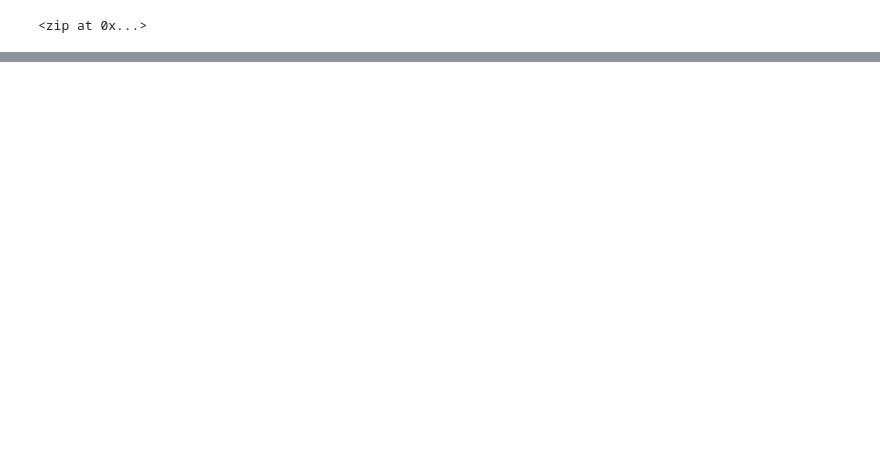
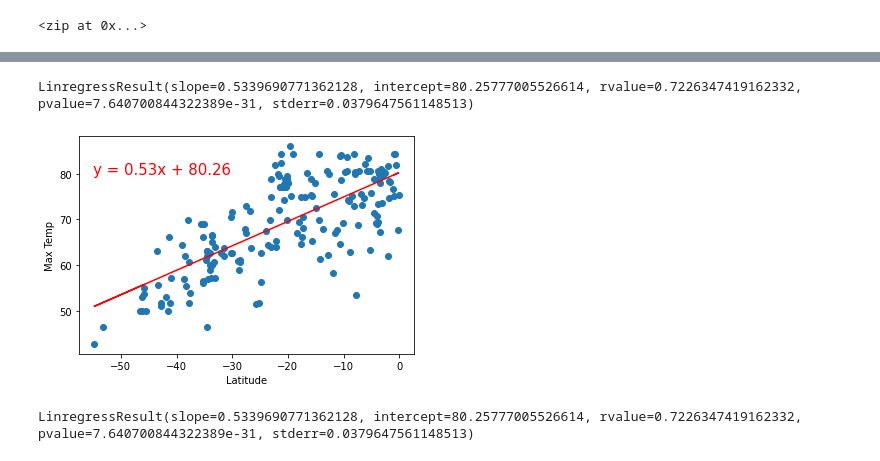
Before and after one commit to VAlphonso/World_Weather_Analysis, a Jupyter notebook: WeatherPy.ipynb, the cells around one changed output, grey strips where cells are left out. Cells and saved outputs as stored; diff of their text form; code cells hidden in the pictures; blank space fills up the shorter version.

```diff
--- a/WeatherPy.ipynb
+++ b/WeatherPy.ipynb
@@ -265,0 +345,19 @@ plt.show()
+# %%
+linregress(x_values, y_values)
+# %% [output]
+LinregressResult(slope=0.5339690771362128, intercept=80.25777005526614, rvalue=0.7226347419162332, pvalue=7.640700844322389e-31, stderr=0.0379647561148513)
+# %%
+# Linear regression on the Southern Hemisphere.
+x_values = southern_hemi_df["Lat"]
+y_values = southern_hemi_df["Max Temp"]
+
+# Call the function.
+plot_linear_regression(x_values, y_values,
+                       "Linear Regression on the Southern Hemisphere \
+                       for Maximum Temperature", "Max Temp", (-55,80))
+# %% [output]
+[figure, added]
+# %%
+linregress(x_values, y_values)
+# %% [output]
+LinregressResult(slope=0.5339690771362128, intercept=80.25777005526614, rvalue=0.7226347419162332, pvalue=7.640700844322389e-31, stderr=0.0379647561148513)
```
Also changed, not shown: parts of 26 cells of this notebook, 6 other files.
